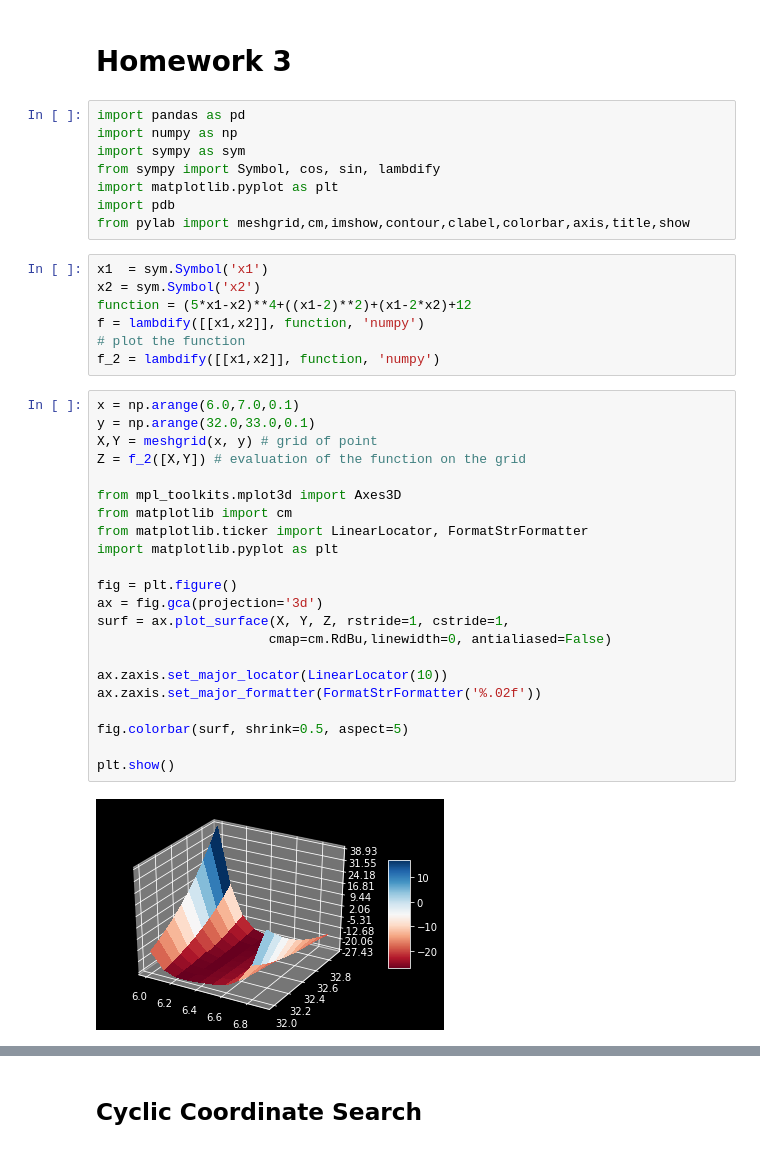
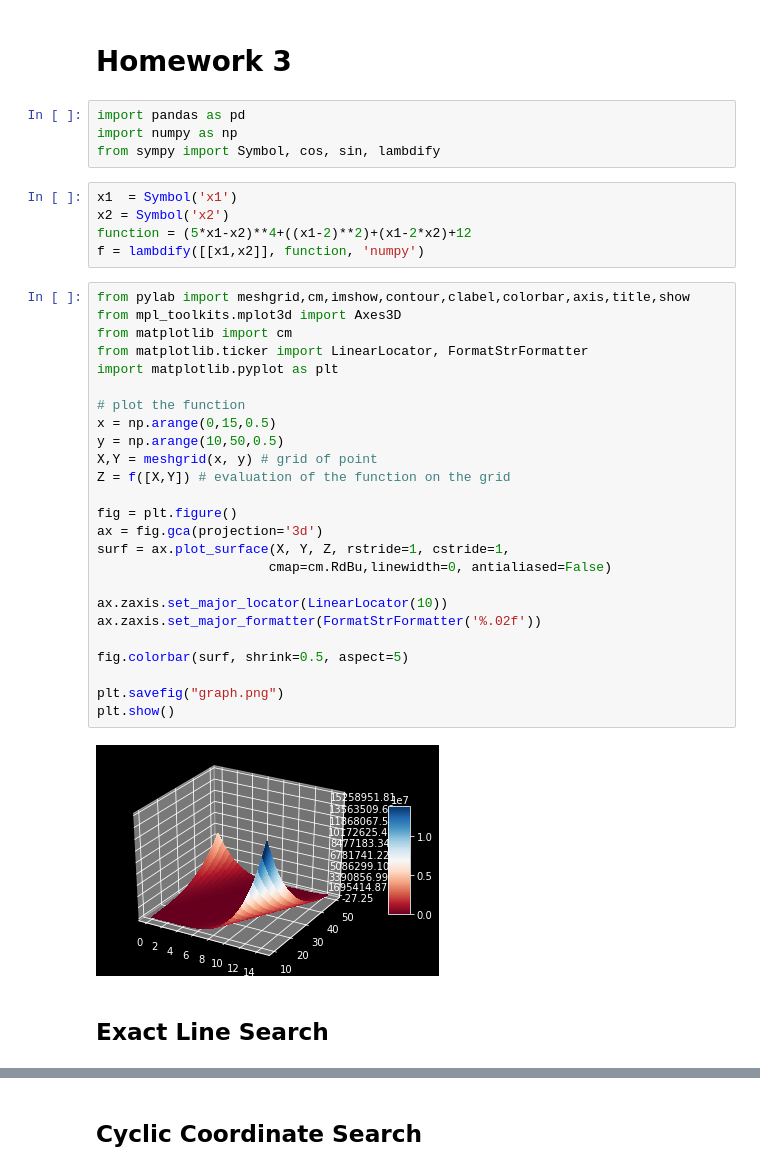
Before and after one commit to akinelden/ie440-homework3, a Jupyter notebook: HW3.ipynb, the cells around one changed output, grey strips where cells are left out. Cells and saved outputs as stored; diff of their text form.

Commit message:
Cyclic search method minor update

```diff
--- a/HW3.ipynb
+++ b/HW3.ipynb
@@ -3,39 +3,38 @@
 # %%
 import pandas as pd
 import numpy as np
-import sympy as sym
 from sympy import Symbol, cos, sin, lambdify
-import matplotlib.pyplot as plt
-import pdb
-from pylab import meshgrid,cm,imshow,contour,clabel,colorbar,axis,title,show
 # %%
-x1  = sym.Symbol('x1')
-x2 = sym.Symbol('x2')
+x1  = Symbol('x1')
+x2 = Symbol('x2')
 function = (5*x1-x2)**4+((x1-2)**2)+(x1-2*x2)+12
 f = lambdify([[x1,x2]], function, 'numpy')
-# plot the function
-f_2 = lambdify([[x1,x2]], function, 'numpy')
 # %%
-x = np.arange(6.0,7.0,0.1)
-y = np.arange(32.0,33.0,0.1)
-X,Y = meshgrid(x, y) # grid of point
-Z = f_2([X,Y]) # evaluation of the function on the grid
-
+from pylab import meshgrid,cm,imshow,contour,clabel,colorbar,axis,title,show
 from mpl_toolkits.mplot3d import Axes3D
 from matplotlib import cm
 from matplotlib.ticker import LinearLocator, FormatStrFormatter
 import matplotlib.pyplot as plt
+
+# plot the function
+x = np.arange(0,15,0.5)
+y = np.arange(10,50,0.5)
+X,Y = meshgrid(x, y) # grid of point
+Z = f([X,Y]) # evaluation of the function on the grid
 
 fig = plt.figure()
 ax = fig.gca(projection='3d')
 surf = ax.plot_surface(X, Y, Z, rstride=1, cstride=1,
                       cmap=cm.RdBu,linewidth=0, antialiased=False)
 
 ax.zaxis.set_major_locator(LinearLocator(10))
 ax.zaxis.set_major_formatter(FormatStrFormatter('%.02f'))
 
 fig.colorbar(surf, shrink=0.5, aspect=5)
 
+plt.savefig("graph.png")
 plt.show()
 # %% [output]
-[figure, old version]
+[figure, new version]
+# %% [markdown]
+## Exact Line Search
```
Also changed, not shown: parts of 11 cells of this notebook, 1 other file.
